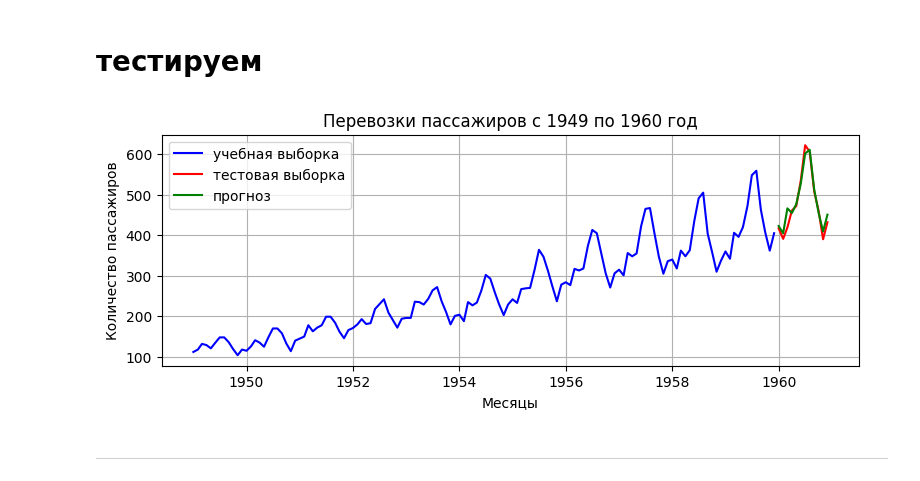
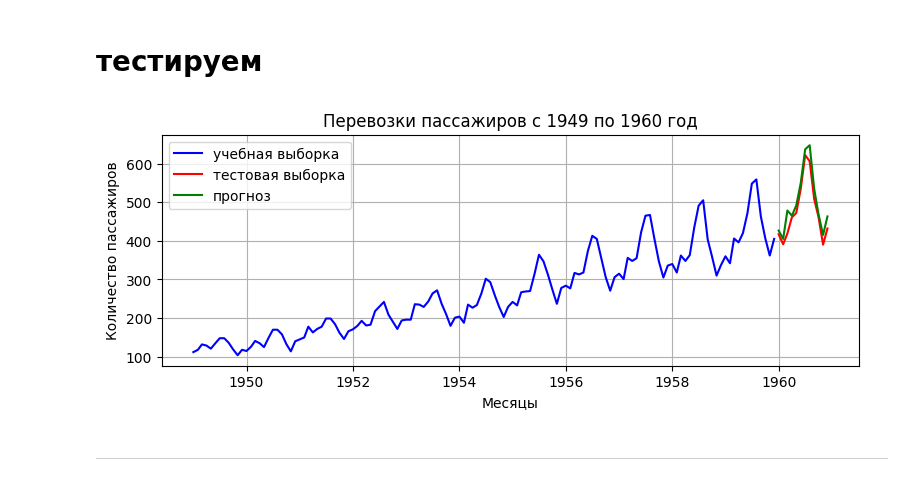
Before and after one commit to mechanoid5/ml_lectorium_2024_I, a Jupyter notebook: examples/22-time-series/01-arima-pass.ipynb, the cells around one changed output. Drawn from its saved outputs; the diff is of its cells as text; code cells hidden in the pictures.

```diff
--- a/examples/22-time-series/01-arima-pass.ipynb
+++ b/examples/22-time-series/01-arima-pass.ipynb
@@ -182,9 +219,11 @@ ax[2].grid()
 # разобьём данные на обучающую и тестовую выборки
 
 # обучающая выборка будет включать данные до декабря 1959 года включительно
-train = df[:'1959-12']['#Passengers']
+train = df[:'1959-12']
 
 # тестовая выборка начнется с января 1960 года (по сути, один год)
-test = df['1960-01':]['#Passengers']
+test = df['1960-01':]
+# %%
+train.index = pd.DatetimeIndex(train.index.values, freq=train.index.inferred_freq)
 # %%
 fig,ax = plt.subplots(figsize = (9,3))
@@ -228,0 +250,11 @@ CONVERGENCE: NORM_OF_PROJECTED_GRADIENT_<=_PGTOL
+# %%
+from statsmodels.tsa.statespace.sarimax import SARIMAX
+
+
+# SARIMAX (p,d,q),(P,D,Q)
+
+model = SARIMAX(
+        train['bc'],
+        order = (2, 0, 0),
+        seasonal_order = (0, 1, 0, 12)
+    ).fit(method='cg',full_output=False)
@@ -251,18 +289,17 @@ Warnings:
 # тестируем
 # %%
 start,end  = len(train), len(train)+len(test)-1
-predicticted = model.predict(start, end)
-predicticted = pd.DataFrame(predicticted,index=test.index,columns=['predicticted'])
+predicticted = inv_boxcox( model.predict(start, end), 0 )
 # %%
 fig,ax = plt.subplots(figsize = (9,3))
-ax.plot(train, color = 'blue',label='учебная выборка')
-ax.plot(test, color = 'red',label='тестовая выборка')
+ax.plot(train['#Passengers'], color = 'blue',label='учебная выборка')
+ax.plot(test['#Passengers'], color = 'red',label='тестовая выборка')
 ax.plot(predicticted, color = 'green',  label='прогноз')
 
 ax.set_xlabel('Месяцы', )
 ax.set_ylabel('Количество пассажиров',)
 ax.set_title('Перевозки пассажиров с 1949 по 1960 год', )
 ax.legend(title = '', loc = 'upper left', )
 ax.grid()
 # %% [output]
-[figure, old version]
+[figure, new version]
```
Also changed, not shown: parts of 39 cells of this notebook, 2 other files.
